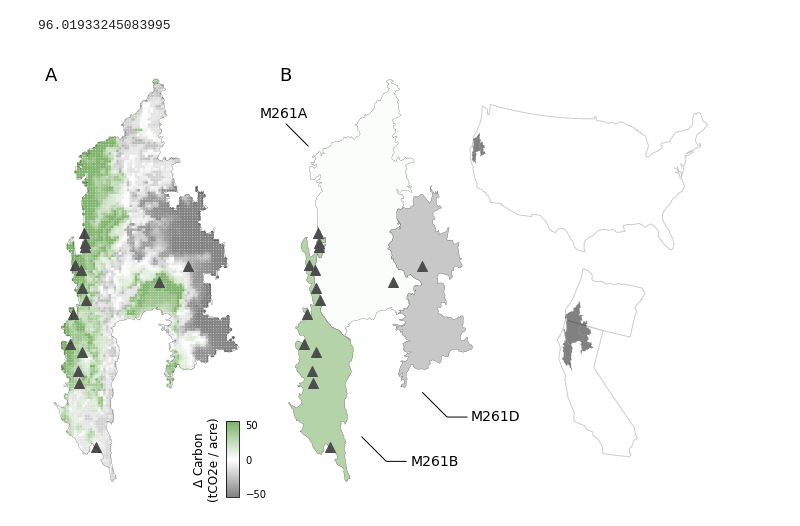
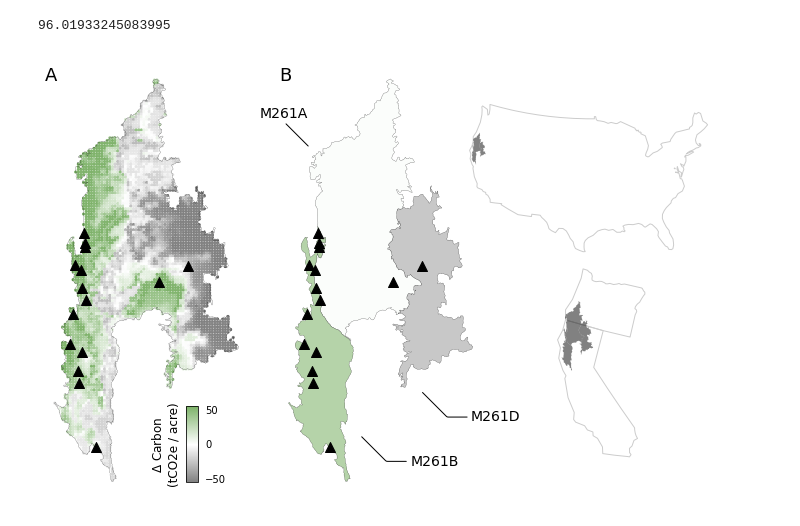
Before and after one commit to carbonplan/forest-offsets-paper, a Jupyter notebook: notebooks/Figure-4.ipynb, the cells around one changed output. Drawn from its saved outputs; the diff is of its cells as text; code cells hidden in the pictures.

Commit message:
small tweaks to figure 4

```diff
--- a/notebooks/Figure-4.ipynb
+++ b/notebooks/Figure-4.ipynb
@@ -145,7 +145,7 @@ supersection_outline = supersection_sections.dissolve("PROJECT")
 fig, ax = plt.subplots(1, 2, figsize=(7, 7))
 
 
-left, bottom, width, height = 0.38, 0.07, 0.025, 0.15
+left, bottom, width, height = 0.3, 0.1, 0.025, 0.15
 cax = fig.add_axes([left, bottom, width, height])
 
 arbitrage_df.to_crs(crs).plot(
@@ -162,7 +162,7 @@ arbitrage_df.to_crs(crs).plot(
 cax.set_ylabel('$\Delta$ Carbon\n(tCO2e / acre)', loc='center', labelpad=-75, fontsize=12)
 cax.yaxis.set_ticks_position('none')
 
-proj_points.to_crs(crs).plot(ax=ax[0], marker="^", color=".3", markersize=100)
+proj_points.to_crs(crs).plot(ax=ax[0], marker="^", color="k", markersize=100, edgecolor=None)
 supersection_outline.plot(ax=ax[0], edgecolor="k", lw=0.2, color="None")
 
 supersection_sections.plot(
@@ -174,7 +174,7 @@ supersection_sections.plot(
     vmin=-55,
     vmax=55,
 )
-proj_points.to_crs(crs).plot(ax=ax[1], marker="^", color=".3", markersize=100)
+proj_points.to_crs(crs).plot(ax=ax[1], marker="^", color="k", markersize=100, edgecolor=None)
 
 
 xys = {
@@ -191,7 +191,7 @@ connections = {
     'M261D': "angle,angleA=0,angleB=-45,rad=1",
     'M261A': "angle,angleA=0,angleB=-45",
     'M261B': "angle,angleA=0,angleB=-45,rad=1",
-}  #
+}
 
 
 for key in xys.keys():
@@ -218,31 +218,31 @@ inset_2 = inset_axes(
     width=4 / 3,
     height=4,
     bbox_to_anchor=(1.1, 0.4, 0.75, 0.25),
     bbox_transform=ax[1].transAxes,
 )
 sub_states.to_crs(crs).plot(ax=inset_2, color="None", edgecolor=".8")
 supersection_sections.to_crs(crs).plot(ax=inset_2, color=".1", alpha=0.55)
 
 inset_2.axes.set_axis_off()
 
 ax[0].set_axis_off()
 ax[1].set_axis_off()
 
 for a, text in zip(ax, ['A', 'B']):
     a.annotate(text, xy=(0, 0.95), xycoords='axes fraction', fontsize=18)
 
 fig.tight_layout()
 
 fname = "Figure-4.svg"
 if "BLOB_ACCOUNT_KEY" in os.environ:
     with fsspec.open(
         f"az://carbonplan-retro/figures/raw/{fname}",
         "w",
         account_name="carbonplan",
         account_key=os.environ["BLOB_ACCOUNT_KEY"],
     ) as f:
         fig.savefig(f, format="svg", dpi=300, bbox_inches="tight")
 else:
     plt.savefig(fname, dpi=300, bbox_inches="svg")
 # %% [output]
-[figure, old version]
+[figure, new version]
```
